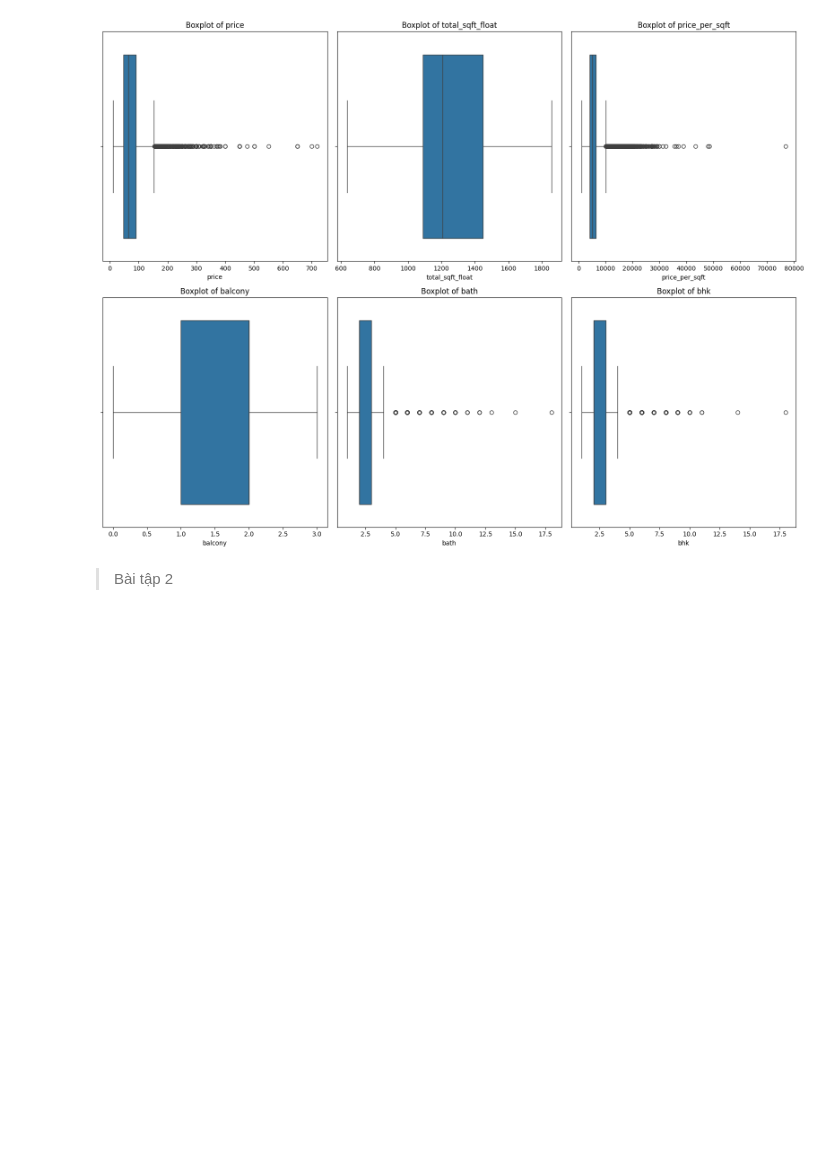
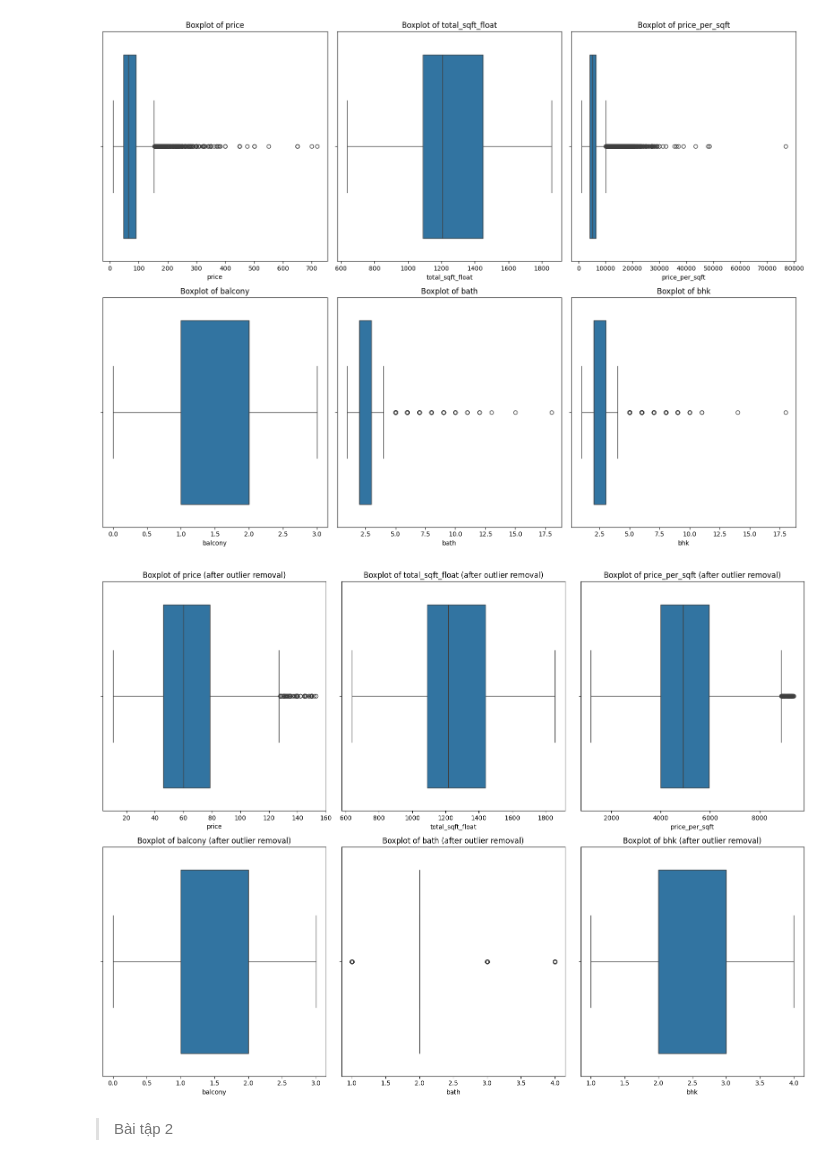
Before and after one commit to quanzz123/DataMining-Homework, a Jupyter notebook: Lab 2-Data Preprocessing/thuc_hanh.ipynb, the cells around one changed output. Drawn from its saved outputs; the diff is of its cells as text; code cells hidden in the pictures; blank space fills up the shorter version.

```diff
--- a/Lab 2-Data Preprocessing/thuc_hanh.ipynb
+++ b/Lab 2-Data Preprocessing/thuc_hanh.ipynb
@@ -594,6 +594,35 @@ plt.tight_layout()
 plt.show()
 # %% [output]
 [figure]
+# %%
+vars = ['price', 'total_sqft_float', 'price_per_sqft', 'balcony', 'bath', 'bhk']
+
+df_clean = df10.copy()
+
+# Vòng lặp xử lý outlier
+for var in vars:
+
+    Q1 = df_clean[var].quantile(0.25)
+    Q3 = df_clean[var].quantile(0.75)
+    IQR = Q3 - Q1
+
+    lower = Q1 - 1.5 * IQR
+    upper = Q3 + 1.5 * IQR
+
+    df_clean = df_clean[(df_clean[var] >= lower) & (df_clean[var] <= upper)]
+
+# Hiển thị boxplot sau khi xử lý
+plt.figure(figsize=(16,12))
+
+for i, var in enumerate(vars):
+    plt.subplot(2,3,i+1)
+    sns.boxplot(x=df_clean[var])
+    plt.title(f'Boxplot of {var} (after outlier removal)')
+
+plt.tight_layout()
+plt.show()
+# %% [output]
+[figure, added]
 # %% [markdown]
 > Bài tập 2
 # %%
```
Also changed, not shown: 4 other files.
